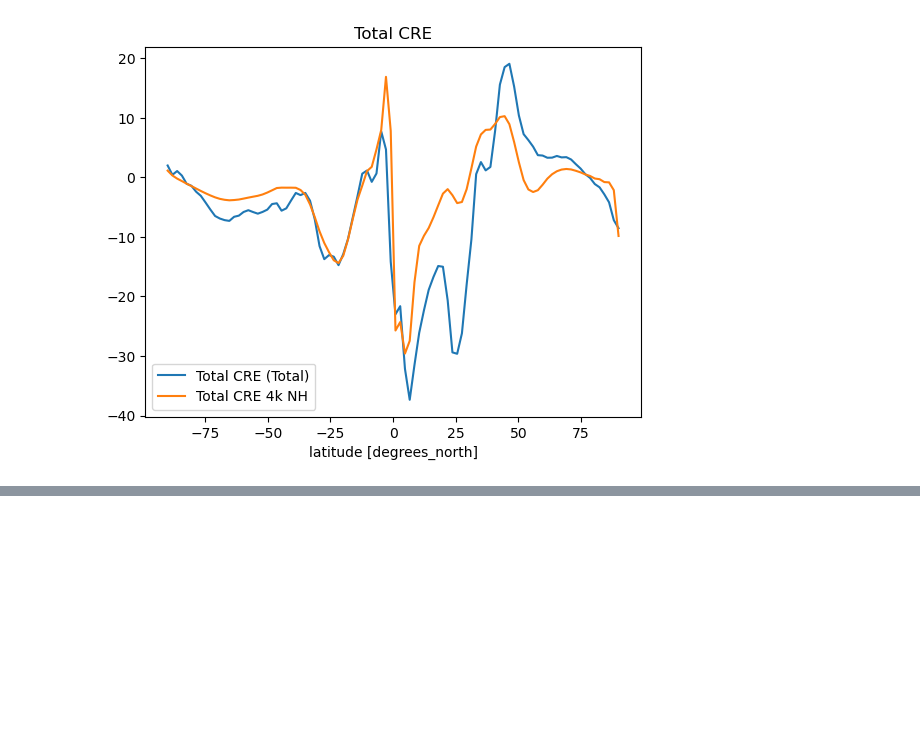
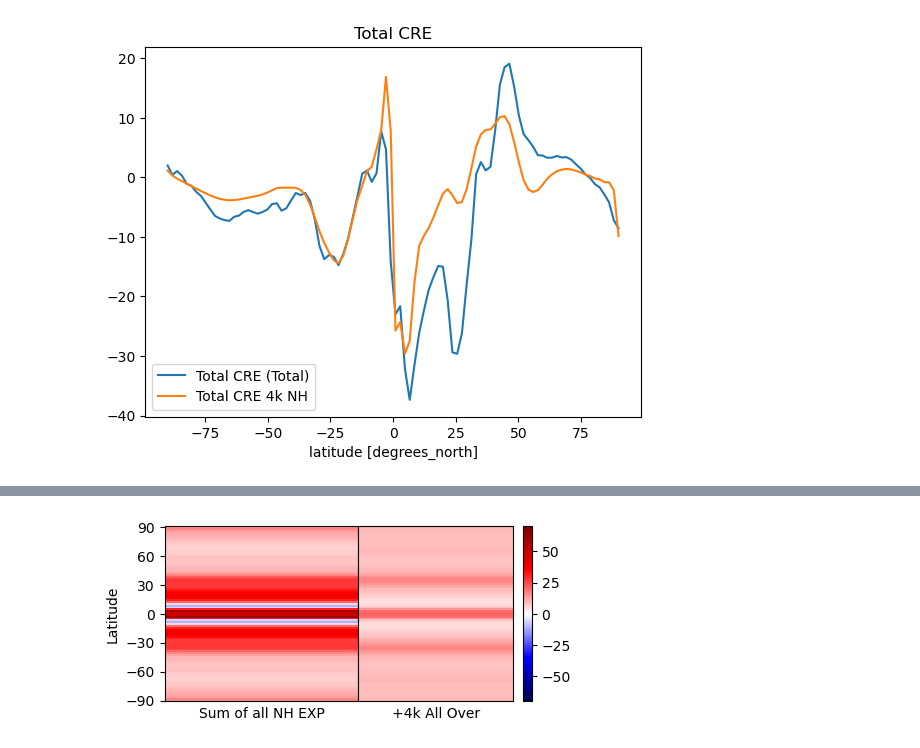
Before and after one commit to mailesasaki/cdds_sst_perturbations, a Jupyter notebook: Project_1_Linearity_test.ipynb, the cells around one changed output, grey strips where cells are left out. Drawn from its saved outputs; the diff is of its cells as text; code cells hidden in the pictures; blank space fills up the shorter version.

```diff
--- a/Project_1_Linearity_test.ipynb
+++ b/Project_1_Linearity_test.ipynb
@@ -1409,0 +1659,47 @@ Text(0.5, 1.0, 'Total CRE')
+# %%
+lpp_total=np.array(lw_Sum_TOA)
+#zp= pp.transpose()
+lexp_total=np.linspace(0,1,96)
+lplat_total=np.array(lw_Sum_TOA.lat)
+lexpp_total, lppp_total=np.meshgrid(lexp_total, lpp_total)
+
+lpp_4k=np.array(lTOA_flux_exp_minus_control_4k)
+#zp= pp.transpose()
+lexp_4k=np.linspace(0,1,96)
+lplat_4k=np.array(lTOA_flux_exp_minus_control_4k.lat)
+lexpp_4k, lppp_4k=np.meshgrid(lexp_4k, lpp_4k)
+# %%
+nrow = 1
+ncol = 3
+fig = plt.figure(figsize=(5, 5))
+grid = ImageGrid(fig,
+                 111, # as in plt.subplot(111)
+                 nrows_ncols=(nrow,ncol),
+                 axes_pad=0,
+                 share_all=True,)
+
+#for i in range(1):
+#    for j in range(2):
+im = np.random.rand(28,28)
+gs = gridspec.GridSpec(2, 2)
+gs.update(wspace=0)
+vmax=70
+vmin=-70
+plt.subplot(gs[0,0])
+plt.pcolormesh(lexpp_total,lplat_total,lppp_total,cmap='seismic',vmax=vmax,vmin=vmin)
+plt.yticks(np.arange(-90, 91, 30))
+plt.ylabel("Latitude")
+plt.xticks([])
+plt.xlabel("Sum of all NH EXP")
+
+plt.subplot(gs[0,1])
+plt.pcolormesh(lexpp_4k,lplat_4k,lppp_4k,cmap='seismic',vmax=vmax,vmin=vmin)
+plt.xticks([])
+plt.xlabel("+4k All Over")
+ax = pylab.gca()
+ax.yaxis.set_visible(False)
+
+plt.colorbar(shrink=1)
+plt.show()
+# %% [output]
+[figure, added]
```
Also changed, not shown: parts of 46 cells of this notebook.
